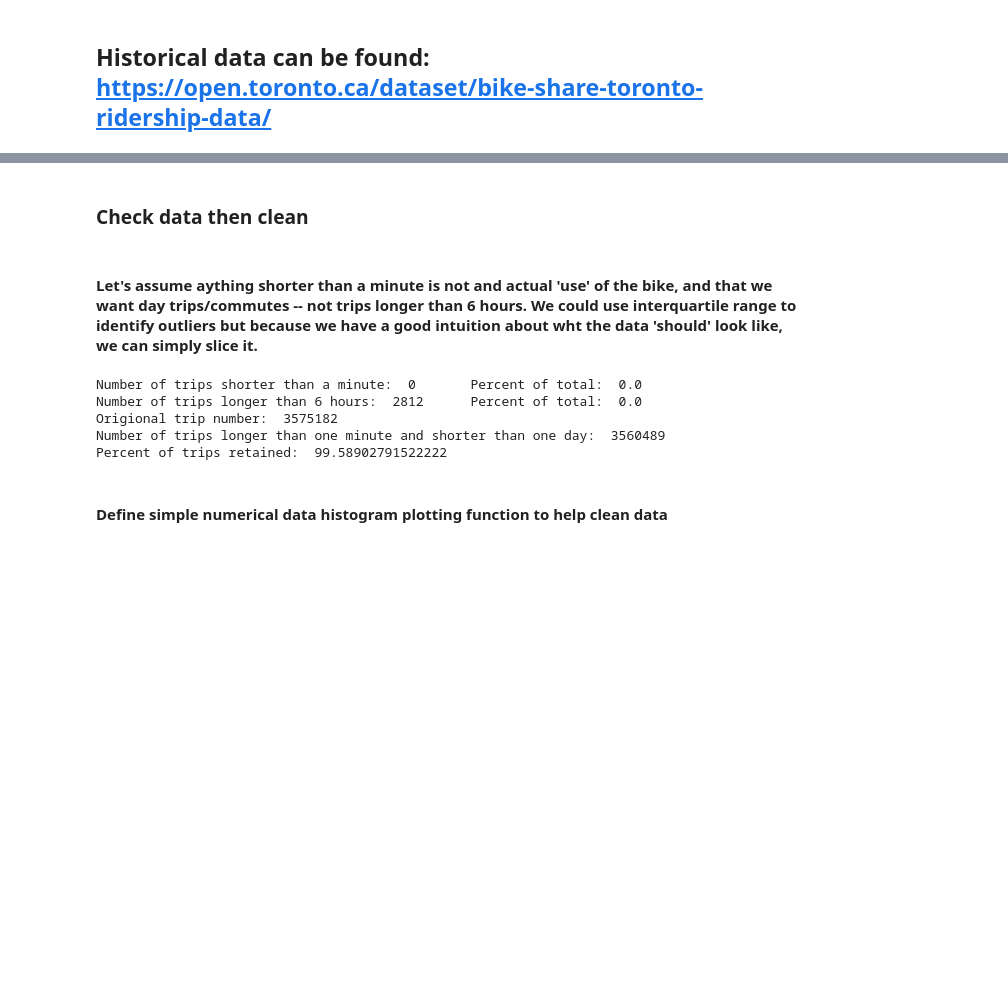
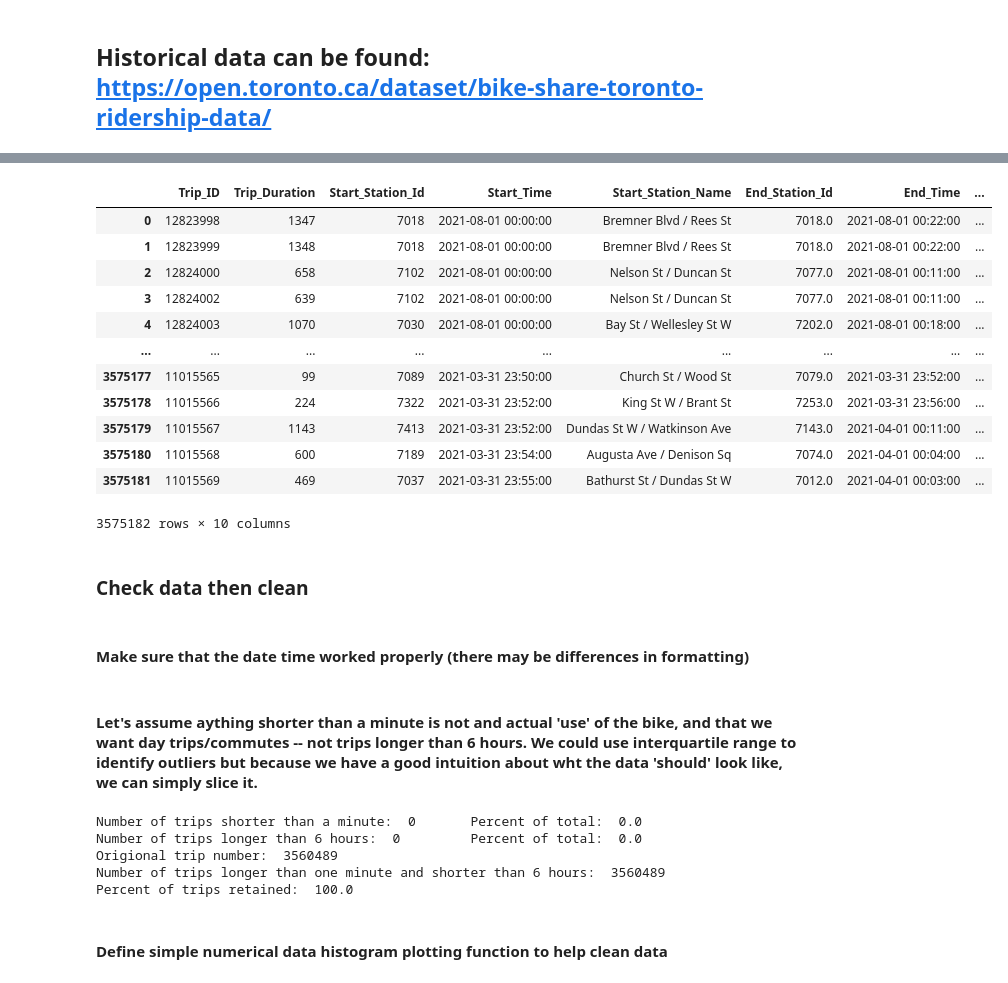
Before and after one commit to smcgibbo/TorontoBike, a Jupyter notebook: Temporal_Usage.ipynb, the cells around one changed output, grey strips where cells are left out. Cells and saved outputs as stored; diff of their text form; code cells hidden in the pictures; blank space fills up the shorter version.

```diff
--- a/Temporal_Usage.ipynb
+++ b/Temporal_Usage.ipynb
@@ -60,27 +46,44 @@ Data dataframe columns
 # %%
-#Convert to datetime and add column called "Length" for duration of trip
-d['Start Time'] = pd.to_datetime(d['Start Time'], format = "%m/%d/%Y %H:%M")
-d['End Time'] = pd.to_datetime(d['End Time'], format = "%m/%d/%Y %H:%M")
+#Convert to datetime
+d[['Start_Time','End_Time']] = d[['Start_Time','End_Time']].apply(pd.to_datetime, format = "%m/%d/%Y %H:%M")
+display(d)
+# %% [output]
+|  | Trip_ID | Trip_Duration | Start_Station_Id | Start_Time | Start_Station_Name | End_Station_Id | End_Time | ... |
+| 0 | 12823998 | 1347 | 7018 | 2021-08-01 00:00:00 | Bremner Blvd / Rees St | 7018.0 | 2021-08-01 00:22:00 | ... |
+| 1 | 12823999 | 1348 | 7018 | 2021-08-01 00:00:00 | Bremner Blvd / Rees St | 7018.0 | 2021-08-01 00:22:00 | ... |
+| 2 | 12824000 | 658 | 7102 | 2021-08-01 00:00:00 | Nelson St / Duncan St | 7077.0 | 2021-08-01 00:11:00 | ... |
+| 3 | 12824002 | 639 | 7102 | 2021-08-01 00:00:00 | Nelson St / Duncan St | 7077.0 | 2021-08-01 00:11:00 | ... |
+| 4 | 12824003 | 1070 | 7030 | 2021-08-01 00:00:00 | Bay St / Wellesley St W | 7202.0 | 2021-08-01 00:18:00 | ... |
+| ... | ... | ... | ... | ... | ... | ... | ... | ... |
+| 3575177 | 11015565 | 99 | 7089 | 2021-03-31 23:50:00 | Church St / Wood St | 7079.0 | 2021-03-31 23:52:00 | ... |
+| 3575178 | 11015566 | 224 | 7322 | 2021-03-31 23:52:00 | King St W / Brant St | 7253.0 | 2021-03-31 23:56:00 | ... |
+| 3575179 | 11015567 | 1143 | 7413 | 2021-03-31 23:52:00 | Dundas St W / Watkinson Ave | 7143.0 | 2021-04-01 00:11:00 | ... |
+| 3575180 | 11015568 | 600 | 7189 | 2021-03-31 23:54:00 | Augusta Ave / Denison Sq | 7074.0 | 2021-04-01 00:04:00 | ... |
+| 3575181 | 11015569 | 469 | 7037 | 2021-03-31 23:55:00 | Bathurst St / Dundas St W | 7012.0 | 2021-04-01 00:03:00 | ... |
+3575182 rows × 10 columns
 # %% [markdown]
 ### Check data then clean
+# %% [markdown]
+#### Make sure that the date time worked properly (there may be differences in formatting)
 # %% [markdown]
 #### Let's assume aything shorter than a minute is not and actual 'use' of the bike, and that we want day trips/commutes -- not trips longer than 6 hours. We could use interquartile range to identify outliers but because we have a good intuition about wht the data 'should' look like, we can simply slice it.
 # %%
 #take only data longer than a minute and shorter than a day
-print("Number of trips shorter than a minute: ",(d["Trip  Duration"]< 60).sum(), "\tPercent of total: ", ((d["Trip  Duration"]< 60).sum())/N_trips_raw)
-print("Number of trips longer than 6 hours: ",(d["Trip  Duration"] > 60*60*6).sum(), "\tPercent of total: ", ((d["Trip  Duration"]> 60*60*24).sum())/N_trips_raw)
+N_trips_raw = d.shape[0]#find number of trips
+print("Number of trips shorter than a minute: ",(d["Trip_Duration"]< 60).sum(), "\tPercent of total: ", ((d["Trip_Duration"]< 60).sum())/N_trips_raw)
+print("Number of trips longer than 6 hours: ",(d["Trip_Duration"] > 60*60*6).sum(), "\tPercent of total: ", ((d["Trip_Duration"]> 60*60*24).sum())/N_trips_raw)
 
-
-d = d[d["Trip  Duration"].between(60, 60*60*6)]
+#Retain only trips within the specified duration range (does not make copy)
+d = d[d["Trip_Duration"].between(60, 60*60*6)]
 N_trips = d.shape[0]#find new number of trips
-print("Origional trip number: ", N_trips_raw, "\nNumber of trips longer than one minute and shorter than one day: ", N_trips,
+print("Origional trip number: ", N_trips_raw, "\nNumber of trips longer than one minute and shorter than 6 hours: ", N_trips,
      "\nPercent of trips retained: ", (N_trips)/N_trips_raw*100 )
 # %% [output]
 Number of trips shorter than a minute:  0       Percent of total:  0.0
-Number of trips longer than 6 hours:  2812      Percent of total:  0.0
-Origional trip number:  3575182
-Number of trips longer than one minute and shorter than one day:  3560489
-Percent of trips retained:  99.58902791522222
+Number of trips longer than 6 hours:  0         Percent of total:  0.0
+Origional trip number:  3560489
+Number of trips longer than one minute and shorter than 6 hours:  3560489
+Percent of trips retained:  100.0
 # %% [markdown]
 #### Define simple numerical data histogram plotting function to help clean data
 # %%
```
Also changed, not shown: parts of 6 cells of this notebook.
